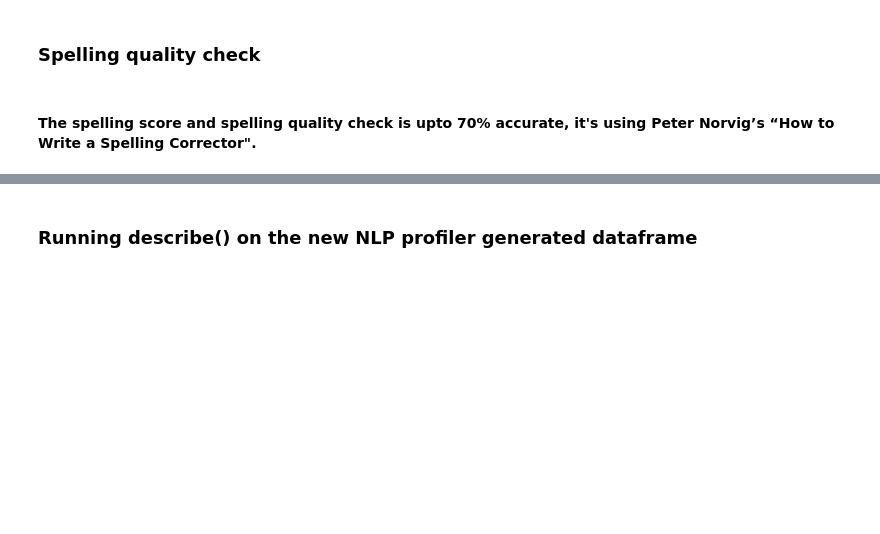
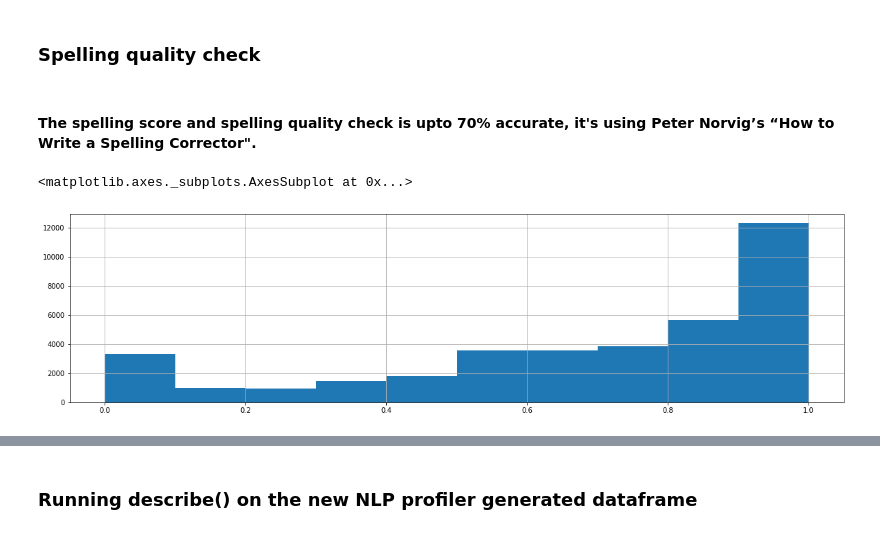
Before and after one commit to neomatrix369/nlp_profiler, a Jupyter notebook: notebooks/jupyter/nlp_profiler-large-dataset.ipynb, the cells around one changed output, grey strips where cells are left out. Saved outputs shown, nothing was run; the diff lists cells and outputs as text; code cells hidden in the pictures; blank space fills up the shorter version.

```diff
--- a/notebooks/jupyter/nlp_profiler-large-dataset.ipynb
+++ b/notebooks/jupyter/nlp_profiler-large-dataset.ipynb
@@ -128,0 +200,6 @@ profiled_text_dataframe['spelling_quality'].hist()
+# %%
+plt.figure(figsize=[20, 5])
+profiled_text_dataframe['spelling_quality_score'].hist()
+# %% [output]
+<matplotlib.axes._subplots.AxesSubplot at 0x...>
+[figure, added]
```
Also changed, not shown: parts of 18 cells of this notebook, 1 other file.
